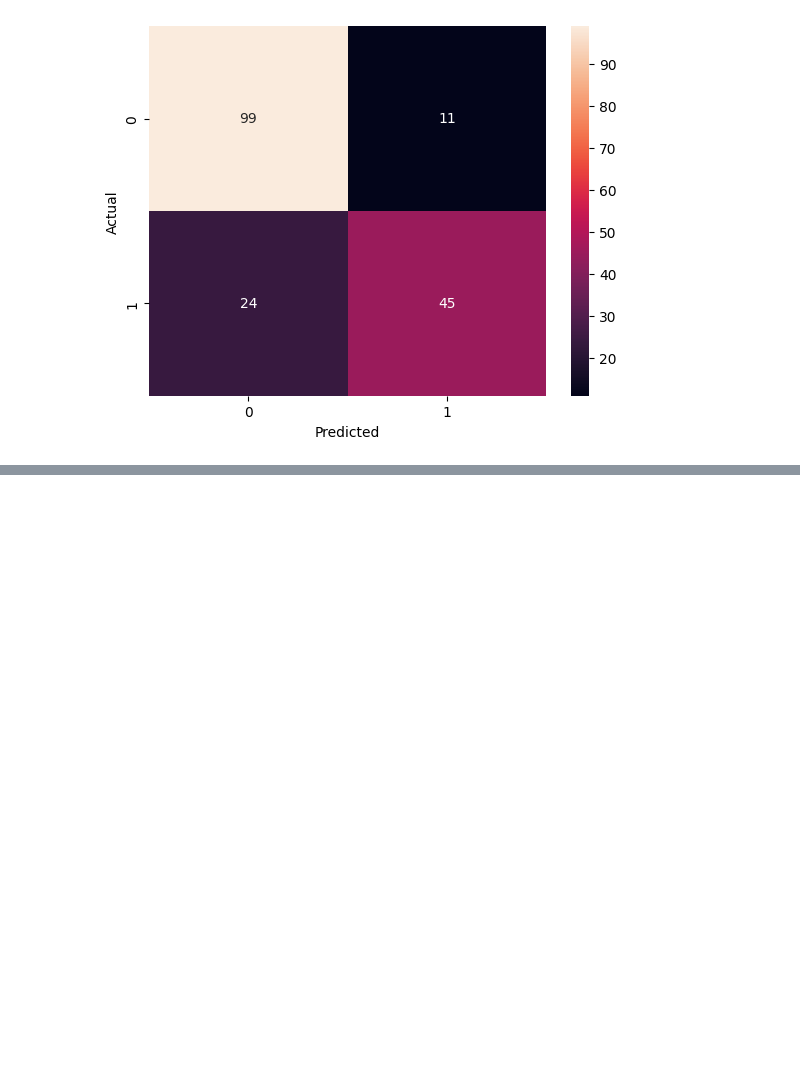
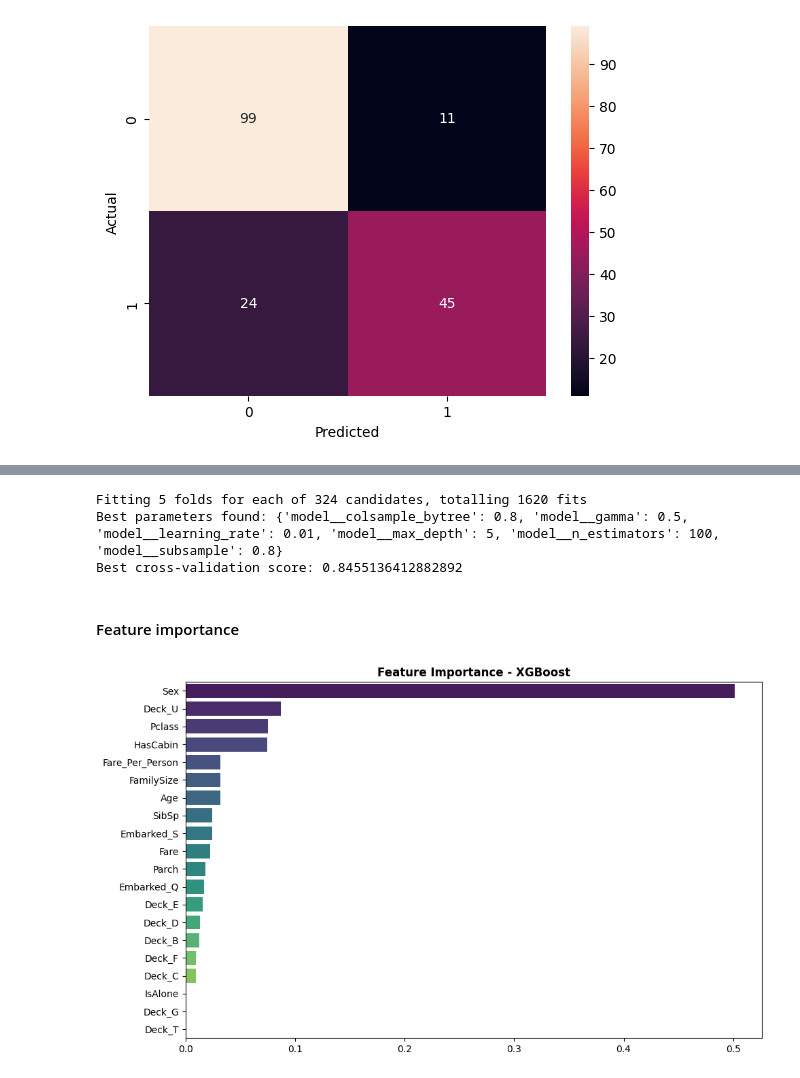
Before and after one commit to rodrigofl-dev/titanic-ml-project, a Jupyter notebook: notebooks/03_modeling.ipynb, the cells around one changed output, grey strips where cells are left out. Drawn from its saved outputs; the diff is of its cells as text; code cells hidden in the pictures; blank space fills up the shorter version.

```diff
--- a/notebooks/03_modeling.ipynb
+++ b/notebooks/03_modeling.ipynb
@@ -630,0 +685,58 @@ Standard Deviation: 0.0336
+# %%
+param_grid_xgb = {
+    'model__n_estimators': [100, 200, 300],
+    'model__max_depth': [3, 4, 5],
+    'model__learning_rate': [0.01, 0.05, 0.1],
+    'model__subsample': [0.8, 1.0],
+    'model__colsample_bytree': [0.8, 1.0],
+    'model__gamma': [0, 0.1, 0.5]
+}
+
+grid_xgb = GridSearchCV(
+    estimator=xgb_pipeline,
+    param_grid=param_grid_xgb,
+    cv=skf_xgb,
+    verbose=2,
+    n_jobs=-1,
+)
+
+grid_xgb.fit(X_train, y_train)
+
+print(f"Best parameters found: {grid_xgb.best_params_}")
+print(f"Best cross-validation score: {grid_xgb.best_score_}")
+
+best_xgb_pipeline = grid_xgb.best_estimator_
+# %% [output]
+Fitting 5 folds for each of 324 candidates, totalling 1620 fits
+Best parameters found: {'model__colsample_bytree': 0.8, 'model__gamma': 0.5, 'model__learning_rate': 0.01, 'model__max_depth': 5, 'model__n_estimators': 100, 'model__subsample': 0.8}
+Best cross-validation score: 0.8455136412882892
+# %% [markdown]
+#### Feature importance
+# %%
+best_xgb_pipeline.fit(X_train, y_train)
+modelo_xgb = best_xgb_pipeline.named_steps['model']
+
+importances_xgb = modelo_xgb.feature_importances_
+features = X_train.drop(columns=['Name'], errors='ignore').columns
+
+df_importances_xgb = pd.DataFrame({
+    'Feature': features,
+    'Importances': importances_xgb
+}).sort_values(by='Importances', ascending=False)
+
+plt.figure(figsize=(10, 6))
+sns.barplot(
+    data=df_importances_xgb,
+    x='Importances',
+    y='Feature',
+    hue='Feature',
+    palette='viridis',
+    legend=False
+)
+plt.title('Feature Importance - XGBoost', fontweight='bold')
+plt.xlabel('')
+plt.ylabel('')
+plt.tight_layout()
+plt.show()
+# %% [output]
+[figure, added]
```
Also changed, not shown: parts of 22 cells of this notebook, 1 other file.
